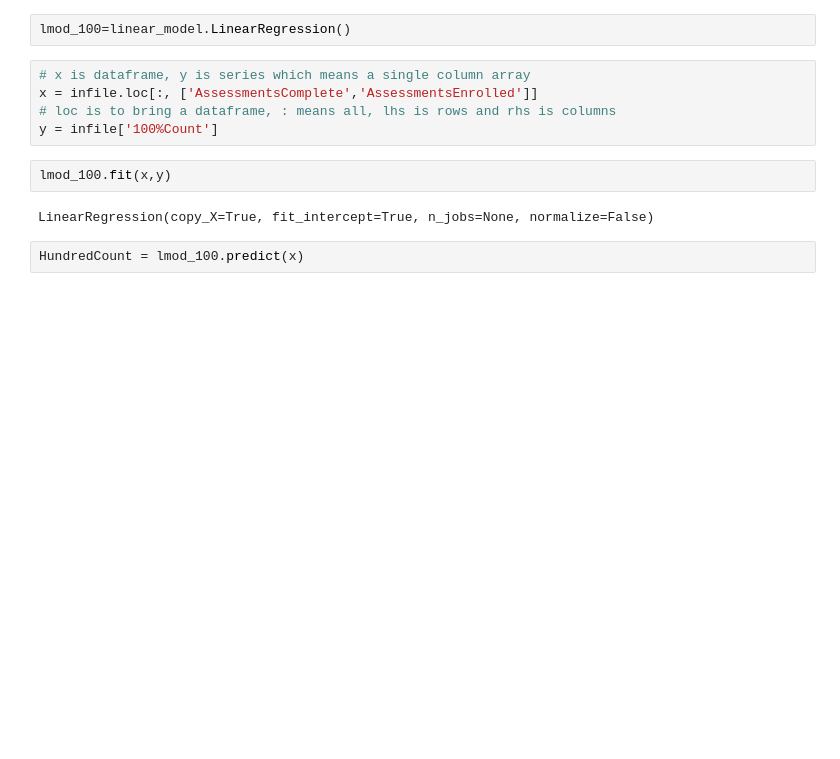
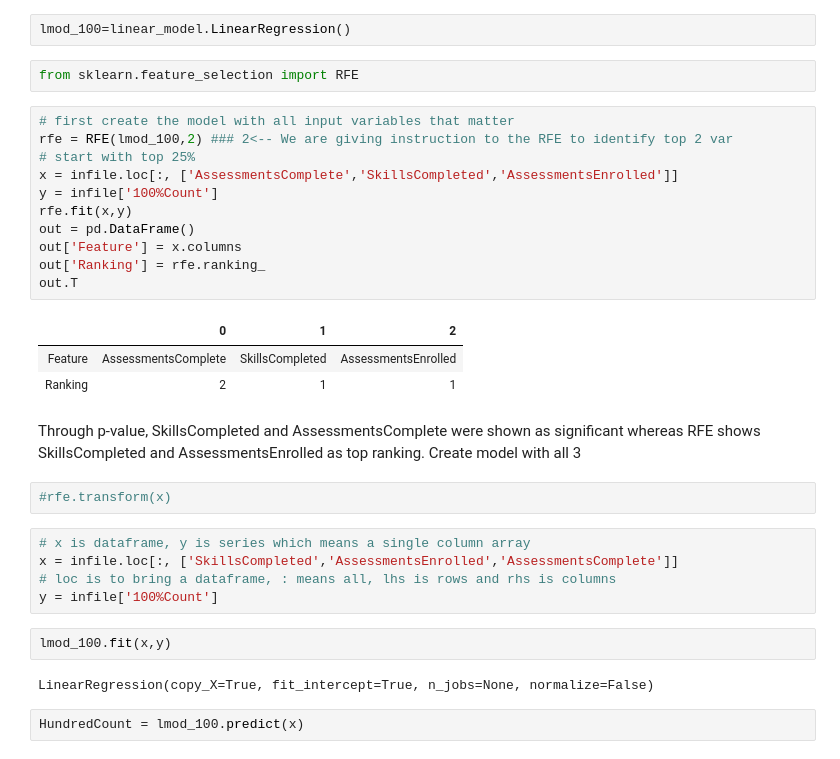
Before and after one commit to RajeswariKumaran/LearningCompletion_prediction, a Jupyter notebook: GoalPrediction.ipynb, the cells around one changed output. Drawn from its saved outputs; the diff is of its cells as text; blank space fills up the shorter version.

Commit message:
added p-value checks and rfe

```diff
--- a/GoalPrediction.ipynb
+++ b/GoalPrediction.ipynb
@@ -28,8 +293,30 @@ infile.info
 # %%
 lmod_100=linear_model.LinearRegression()
+# %%
+from sklearn.feature_selection import RFE
+# %%
+# first create the model with all input variables that matter
+rfe = RFE(lmod_100,2) ### 2<-- We are giving instruction to the RFE to identify top 2 var
+# start with top 25%
+x = infile.loc[:, ['AssessmentsComplete','SkillsCompleted','AssessmentsEnrolled']]
+y = infile['100%Count']
+rfe.fit(x,y)
+out = pd.DataFrame()
+out['Feature'] = x.columns
+out['Ranking'] = rfe.ranking_
+out.T
+# %% [output]
+|  | 0 | 1 | 2 |
+| Feature | AssessmentsComplete | SkillsCompleted | AssessmentsEnrolled |
+| Ranking | 2 | 1 | 1 |
+# %% [markdown]
+Through p-value, SkillsCompleted and AssessmentsComplete were shown as significant whereas RFE shows
+SkillsCompleted and AssessmentsEnrolled as top ranking. Create model with all 3
+# %%
+#rfe.transform(x)
 # %%
 # x is dataframe, y is series which means a single column array
-x = infile.loc[:, ['AssessmentsComplete','AssessmentsEnrolled']]
+x = infile.loc[:, ['SkillsCompleted','AssessmentsEnrolled','AssessmentsComplete']]
 # loc is to bring a dataframe, : means all, lhs is rows and rhs is columns
 y = infile['100%Count']
 # %%
```
Also changed, not shown: parts of 21 cells of this notebook, 2 other files.
